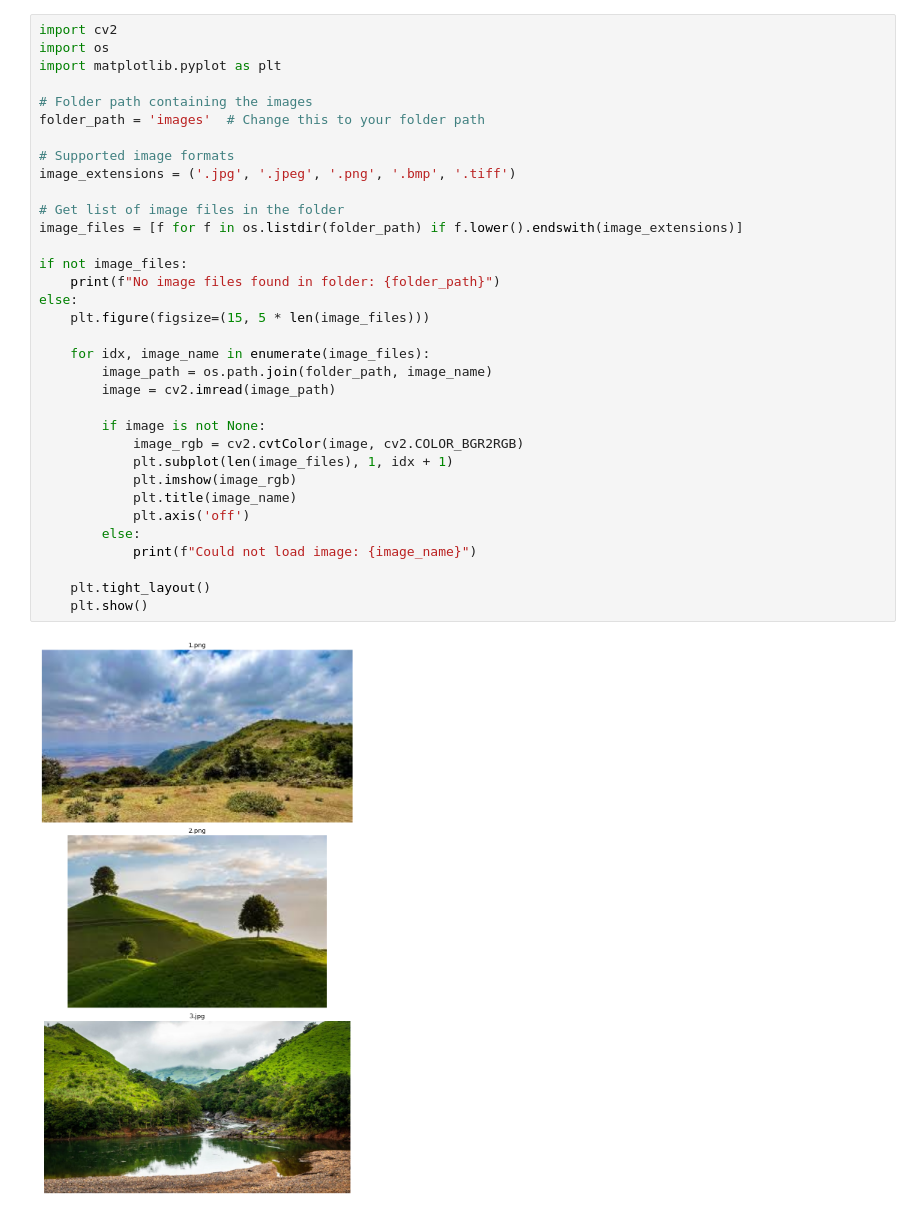
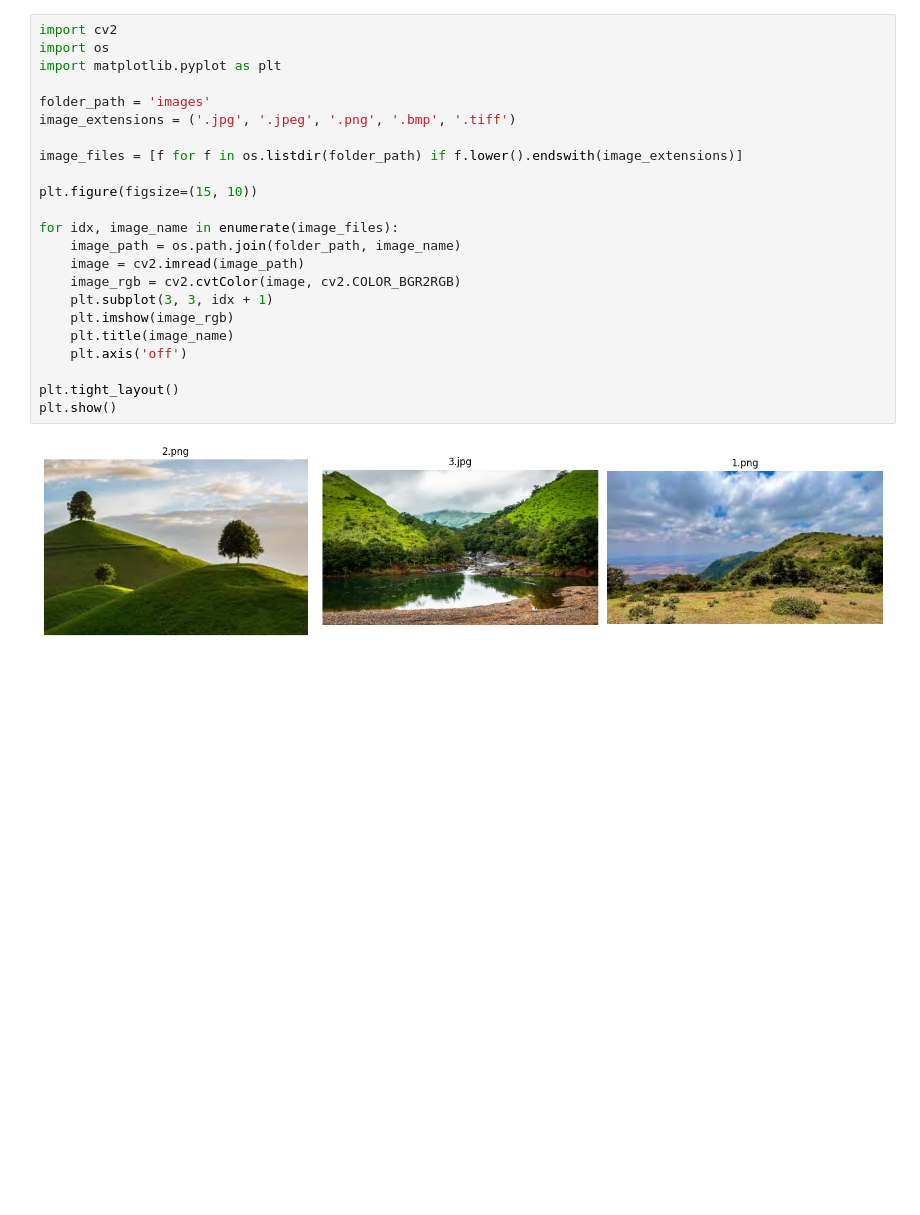
Before and after one commit to sourabhaprasad/icv, a Jupyter notebook: 02-display.ipynb, the cells around one changed output. Cells and saved outputs as stored; diff of their text form; blank space fills up the shorter version.

```diff
--- a/02-display.ipynb
+++ b/02-display.ipynb
@@ -1,36 +1,25 @@
 # %%
 import cv2
 import os
 import matplotlib.pyplot as plt
 
-# Folder path containing the images
-folder_path = 'images'  # Change this to your folder path
-
-# Supported image formats
+folder_path = 'images'
 image_extensions = ('.jpg', '.jpeg', '.png', '.bmp', '.tiff')
 
-# Get list of image files in the folder
 image_files = [f for f in os.listdir(folder_path) if f.lower().endswith(image_extensions)]
 
-if not image_files:
-    print(f"No image files found in folder: {folder_path}")
-else:
-    plt.figure(figsize=(15, 5 * len(image_files)))
+plt.figure(figsize=(15, 10))
 
-    for idx, image_name in enumerate(image_files):
-        image_path = os.path.join(folder_path, image_name)
-        image = cv2.imread(image_path)
+for idx, image_name in enumerate(image_files):
+    image_path = os.path.join(folder_path, image_name)
+    image = cv2.imread(image_path)
+    image_rgb = cv2.cvtColor(image, cv2.COLOR_BGR2RGB)
+    plt.subplot(3, 3, idx + 1)
+    plt.imshow(image_rgb)
+    plt.title(image_name)
+    plt.axis('off')
 
-        if image is not None:
-            image_rgb = cv2.cvtColor(image, cv2.COLOR_BGR2RGB)
-            plt.subplot(len(image_files), 1, idx + 1)
-            plt.imshow(image_rgb)
-            plt.title(image_name)
-            plt.axis('off')
-        else:
-            print(f"Could not load image: {image_name}")
-
-    plt.tight_layout()
-    plt.show()
+plt.tight_layout()
+plt.show()
 # %% [output]
-[figure, old version]
+[figure, new version]
```
Also changed, not shown: 13 other files.
